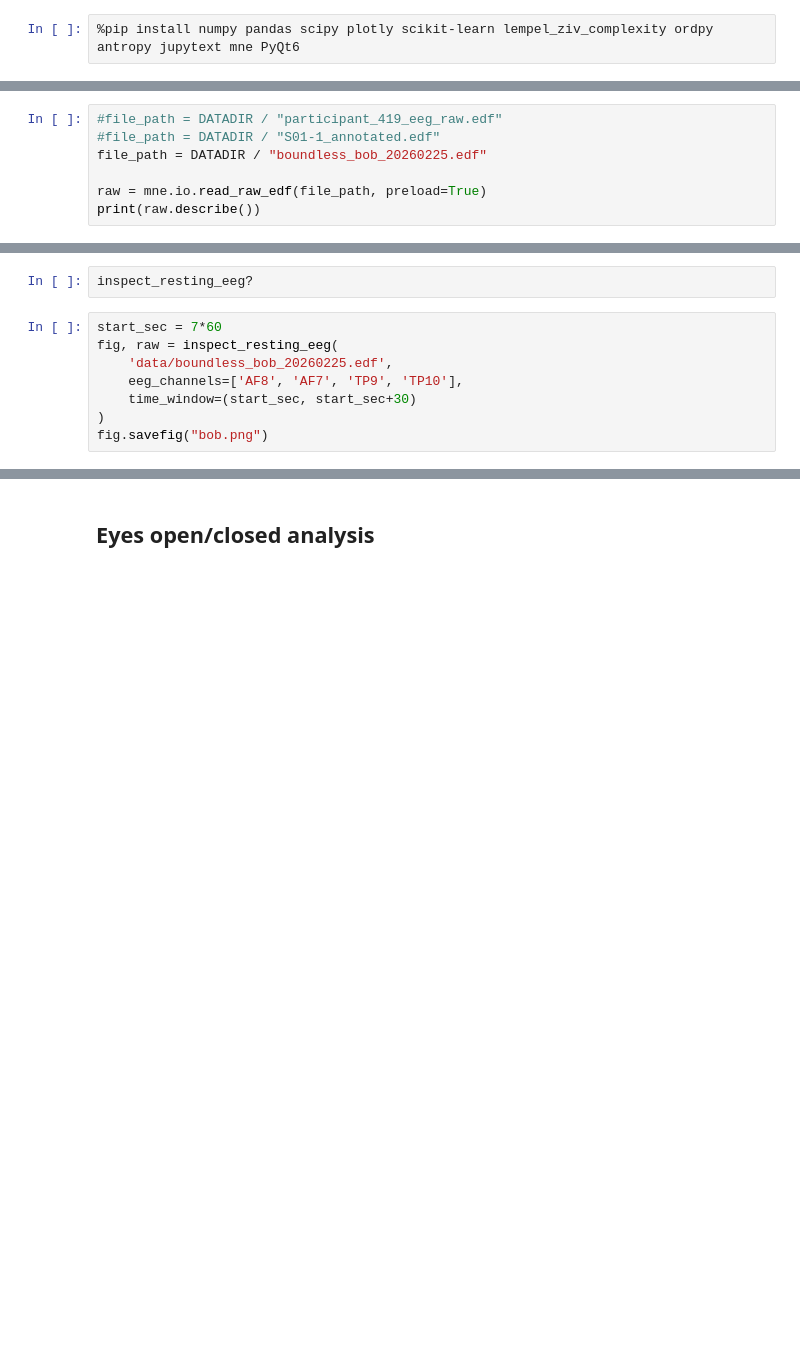
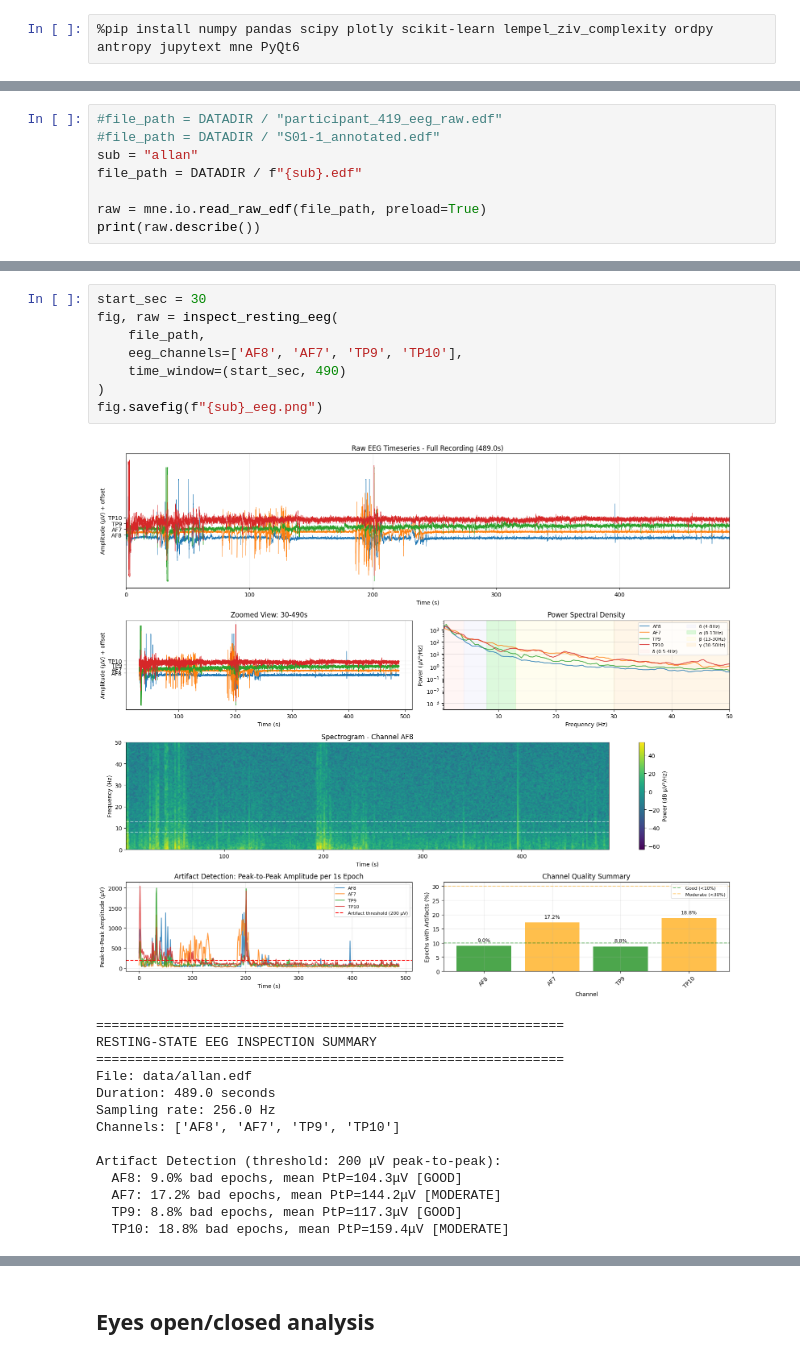
Before and after one commit to soundtrip-health/eeg-recorder, a Jupyter notebook: analysis/eeg_edf.ipynb, the cells around one changed output, grey strips where cells are left out. Saved outputs shown, nothing was run; the diff lists cells and outputs as text; blank space fills up the shorter version.

```diff
--- a/analysis/eeg_edf.ipynb
+++ b/analysis/eeg_edf.ipynb
@@ -31,7 +43,8 @@ output = json_to_edf(
 # %%
 #file_path = DATADIR / "participant_419_eeg_raw.edf"
 #file_path = DATADIR / "S01-1_annotated.edf"
-file_path = DATADIR / "boundless_bob_20260225.edf"
+sub = "allan"
+file_path = DATADIR / f"{sub}.edf"
 
 raw = mne.io.read_raw_edf(file_path, preload=True)
 print(raw.describe())
@@ -38,10 +69,23 @@ print(raw.describe())
-# %%
-inspect_resting_eeg?
 # %%
-start_sec = 7*60
+start_sec = 30
 fig, raw = inspect_resting_eeg(
-    'data/boundless_bob_20260225.edf',
+    file_path,
     eeg_channels=['AF8', 'AF7', 'TP9', 'TP10'],
-    time_window=(start_sec, start_sec+30)
+    time_window=(start_sec, 490)
 )
-fig.savefig("bob.png")
+fig.savefig(f"{sub}_eeg.png")
+# %% [output]
+[figure, added]
+============================================================
+RESTING-STATE EEG INSPECTION SUMMARY
+============================================================
+File: data/allan.edf
+Duration: 489.0 seconds
+Sampling rate: 256.0 Hz
+Channels: ['AF8', 'AF7', 'TP9', 'TP10']
+
+Artifact Detection (threshold: 200 μV peak-to-peak):
+  AF8: 9.0% bad epochs, mean PtP=104.3μV [GOOD]
+  AF7: 17.2% bad epochs, mean PtP=144.2μV [MODERATE]
+  TP9: 8.8% bad epochs, mean PtP=117.3μV [GOOD]
+  TP10: 18.8% bad epochs, mean PtP=159.4μV [MODERATE]
```
Also changed, not shown: parts of 8 cells of this notebook, 22 other files.
